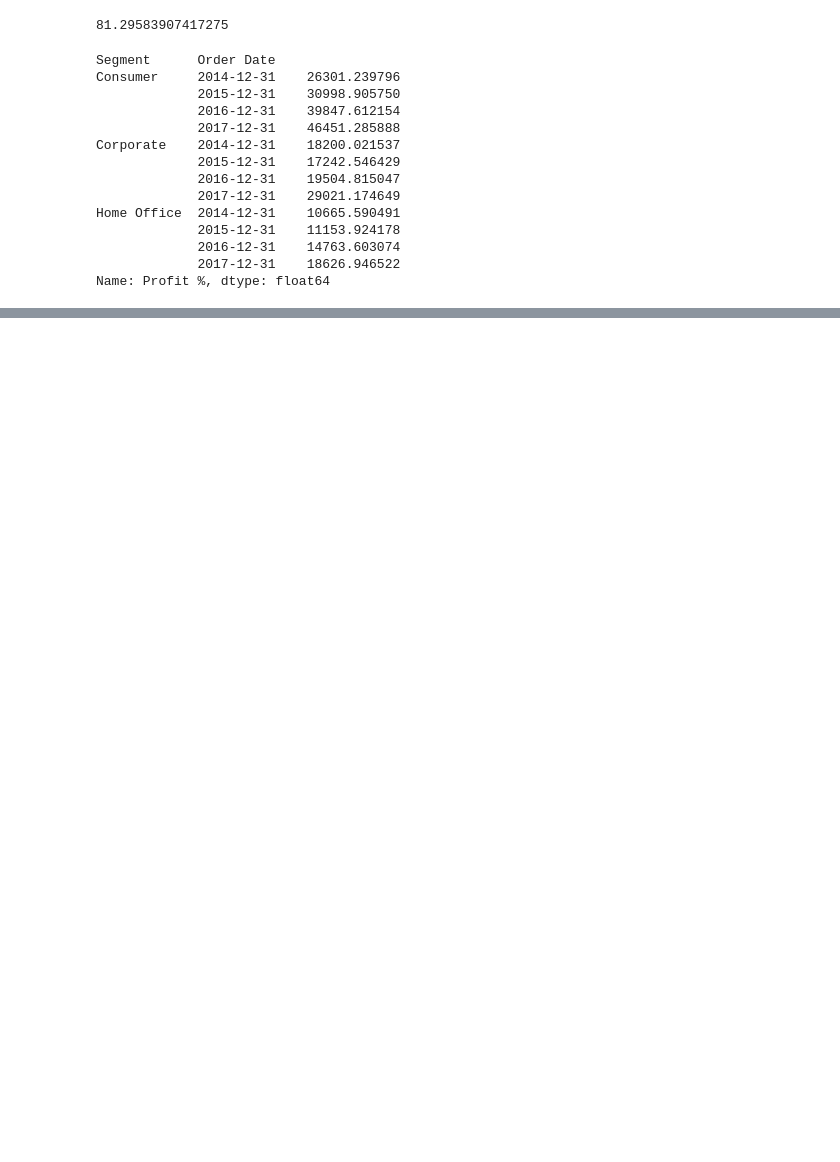
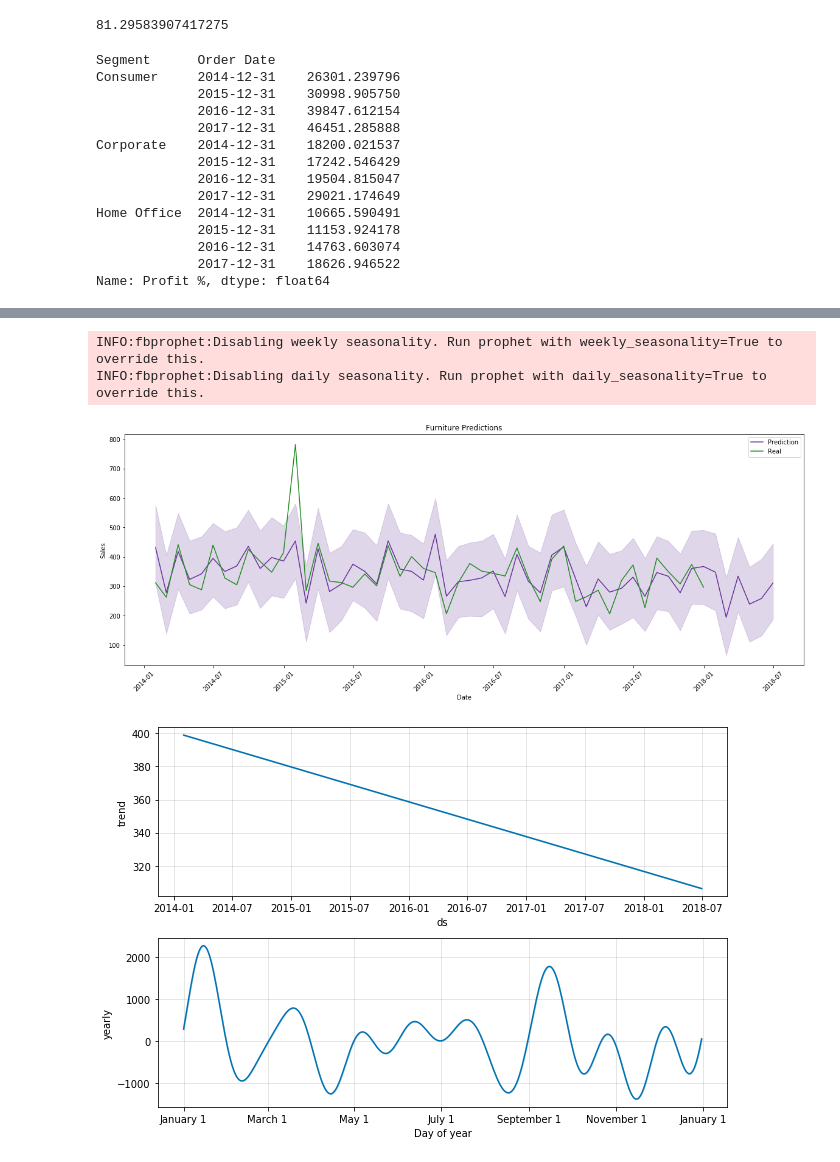
Before and after one commit to jamontanac/Hexagon-Test, a Jupyter notebook: Super store.ipynb, the cells around one changed output, grey strips where cells are left out. Cells and saved outputs as stored; diff of their text form; code cells hidden in the pictures; blank space fills up the shorter version.

```diff
--- a/Super store.ipynb
+++ b/Super store.ipynb
@@ -190,0 +179,31 @@ def get_prophet
+# %%
+def Get_prediction(data,date_column,item_column,mode='additive'):
+    df=data.copy()
+    df=df.rename(columns={date_column:'ds',item_column:'y'})
+    forecast_model = Prophet(interval_width=0.95,seasonality_mode=mode)
+    forecast_model.fit(df)
+    df_forecast = forecast_model.make_future_dataframe(periods = 6,freq = 'M')
+    df_forecast =forecast_model.predict(df_forecast)
+    return forecast_model, df_forecast
+# %%
+def Plot_predictions(data,date_column,item_column,mode='additive'):
+    a,b=Get_prediction(data,date_column,item_column,mode=mode)
+    plt.figure(figsize=(20,7))
+    plt.plot(b['ds'],b['yhat'],label='Prediction',color='rebeccapurple')
+    plt.plot(data[date_column],data[item_column],label='Real',color='forestgreen')
+    plt.fill_between(b['ds'],b['yhat_lower'],b['yhat_upper'],alpha=0.2,color='rebeccapurple')
+    plt.xticks(rotation=45)
+    plt.legend()
+    plt.xlabel('Date')
+    plt.ylabel('Sales')
+    plt.title('{} Predictions'.format(item_column))
+    plt.show()
+    a.plot_components(b)
+    plt.show()
+# %%
+Plot_predictions(furniture,'Order Date', 'Furniture')
+# %% [output]
+INFO:fbprophet:Disabling weekly seasonality. Run prophet with weekly_seasonality=True to override this.
+INFO:fbprophet:Disabling daily seasonality. Run prophet with daily_seasonality=True to override this.
+[figure, added]
+[figure, added]
```
Also changed, not shown: parts of 31 cells of this notebook, 1 other file.
